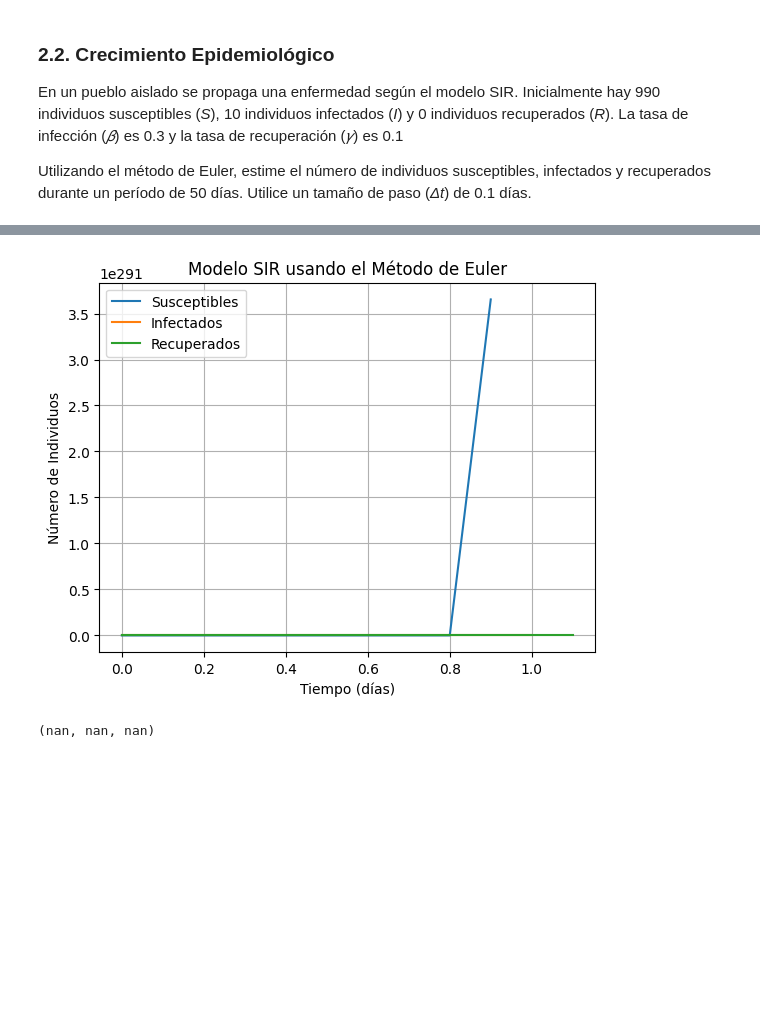
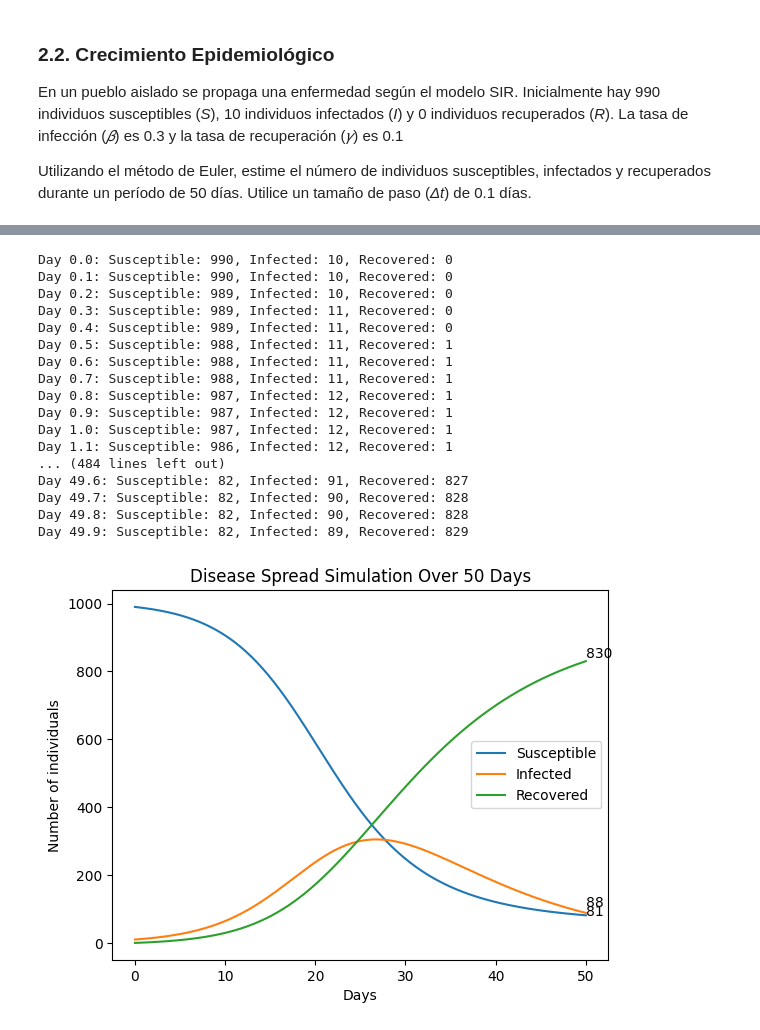
Before and after one commit to MelissaPerez09/Lab02-CC3039, a Jupyter notebook: Excercise02.ipynb, the cells around one changed output, grey strips where cells are left out. Cells and saved outputs as stored; diff of their text form; code cells hidden in the pictures; blank space fills up the shorter version.

```diff
--- a/Excercise02.ipynb
+++ b/Excercise02.ipynb
@@ -143,6 +143,4 @@ I = np.zeros(num_steps + 1)
 R = np.zeros(num_steps + 1)
 t = np.zeros(num_steps + 1)
 
-S[0] = S0
-I[0] = I0
-R[0] = R0
+S[0], I[0], R[0] = S0, I0, R0
@@ -172,16 +147,50 @@ Overflow risk at step 4. Adjusting calculations.
-# %%
-plt.plot(t, S, label='Susceptibles')
-plt.plot(t, I, label='Infectados')
-plt.plot(t, R, label='Recuperados')
-plt.xlabel('Tiempo (días)')
-plt.ylabel('Número de Individuos')
-plt.title('Modelo SIR usando el Método de Euler')
-plt.legend()
-plt.grid(True)
-plt.show()
-
-# Resultados finales
-S[-1], I[-1], R[-1]
-# %% [output]
-[figure, removed]
-(nan, nan, nan)
+# %%
+# Euler method
+for step in range(num_steps):
+    t[step + 1] = t[step] + 0.1
+    dS = -beta * S[step] * I[step] / (S[step] + I[step] + R[step]) * 0.1
+    dI = (beta * S[step] * I[step] / (S[step] + I[step] + R[step]) - gamma * I[step]) * 0.1
+    dR = gamma * I[step] * 0.1
+    S[step + 1] = max(S[step] + dS, 0)
+    I[step + 1] = max(I[step] + dI, 0)
+    R[step + 1] = max(R[step] + dR, 0)
+
+    print(f"Day {t[step]:.1f}: Susceptible: {S[step]:.0f}, Infected: {I[step]:.0f}, Recovered: {R[step]:.0f}")
+
+# graph
+plt.plot(t, S, label='Susceptible')
+plt.plot(t, I, label='Infected')
+plt.plot(t, R, label='Recovered')
+
+# offsets
+offset_infected = 10
+offset_susceptible = -10
+
+final_day = t[-1]
+plt.text(final_day, S[-1] + offset_susceptible, f'{S[-1]:.0f}', verticalalignment='bottom')
+plt.text(final_day, I[-1] + offset_infected, f'{I[-1]:.0f}', verticalalignment='bottom')
+plt.text(final_day, R[-1], f'{R[-1]:.0f}', verticalalignment='bottom')
+plt.title('Disease Spread Simulation Over 50 Days')
+plt.xlabel('Days')
+plt.ylabel('Number of individuals')
+plt.legend()
+plt.show()
+# %% [output]
+Day 0.0: Susceptible: 990, Infected: 10, Recovered: 0
+Day 0.1: Susceptible: 990, Infected: 10, Recovered: 0
+Day 0.2: Susceptible: 989, Infected: 10, Recovered: 0
+Day 0.3: Susceptible: 989, Infected: 11, Recovered: 0
+Day 0.4: Susceptible: 989, Infected: 11, Recovered: 0
+Day 0.5: Susceptible: 988, Infected: 11, Recovered: 1
+Day 0.6: Susceptible: 988, Infected: 11, Recovered: 1
+Day 0.7: Susceptible: 988, Infected: 11, Recovered: 1
+Day 0.8: Susceptible: 987, Infected: 12, Recovered: 1
+Day 0.9: Susceptible: 987, Infected: 12, Recovered: 1
+Day 1.0: Susceptible: 987, Infected: 12, Recovered: 1
+Day 1.1: Susceptible: 986, Infected: 12, Recovered: 1
+... (484 lines left out)
+Day 49.6: Susceptible: 82, Infected: 91, Recovered: 827
+Day 49.7: Susceptible: 82, Infected: 90, Recovered: 828
+Day 49.8: Susceptible: 82, Infected: 90, Recovered: 828
+Day 49.9: Susceptible: 82, Infected: 89, Recovered: 829
+[figure, added]
```
Also changed, not shown: parts of 1 cell of this notebook.
